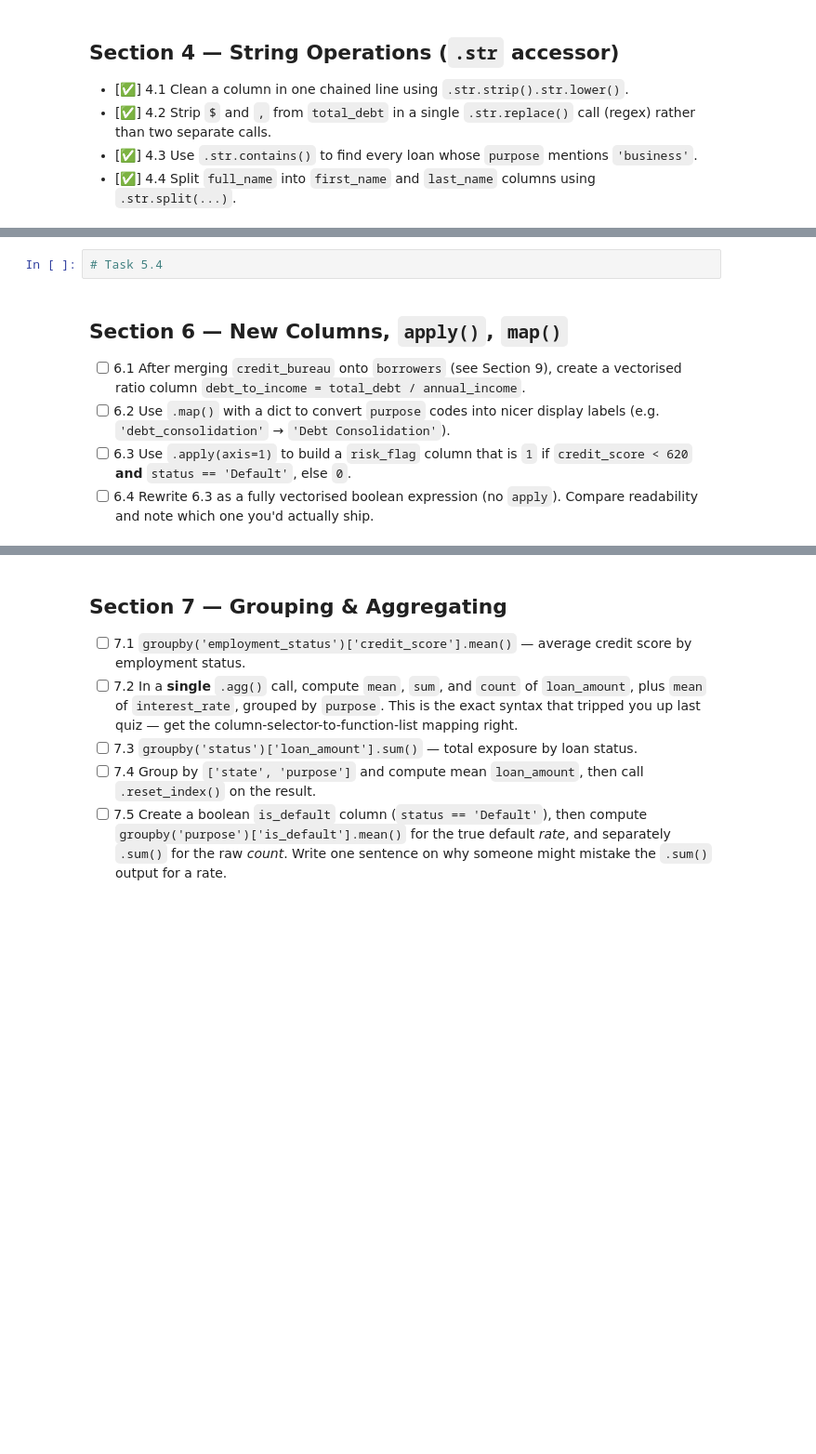
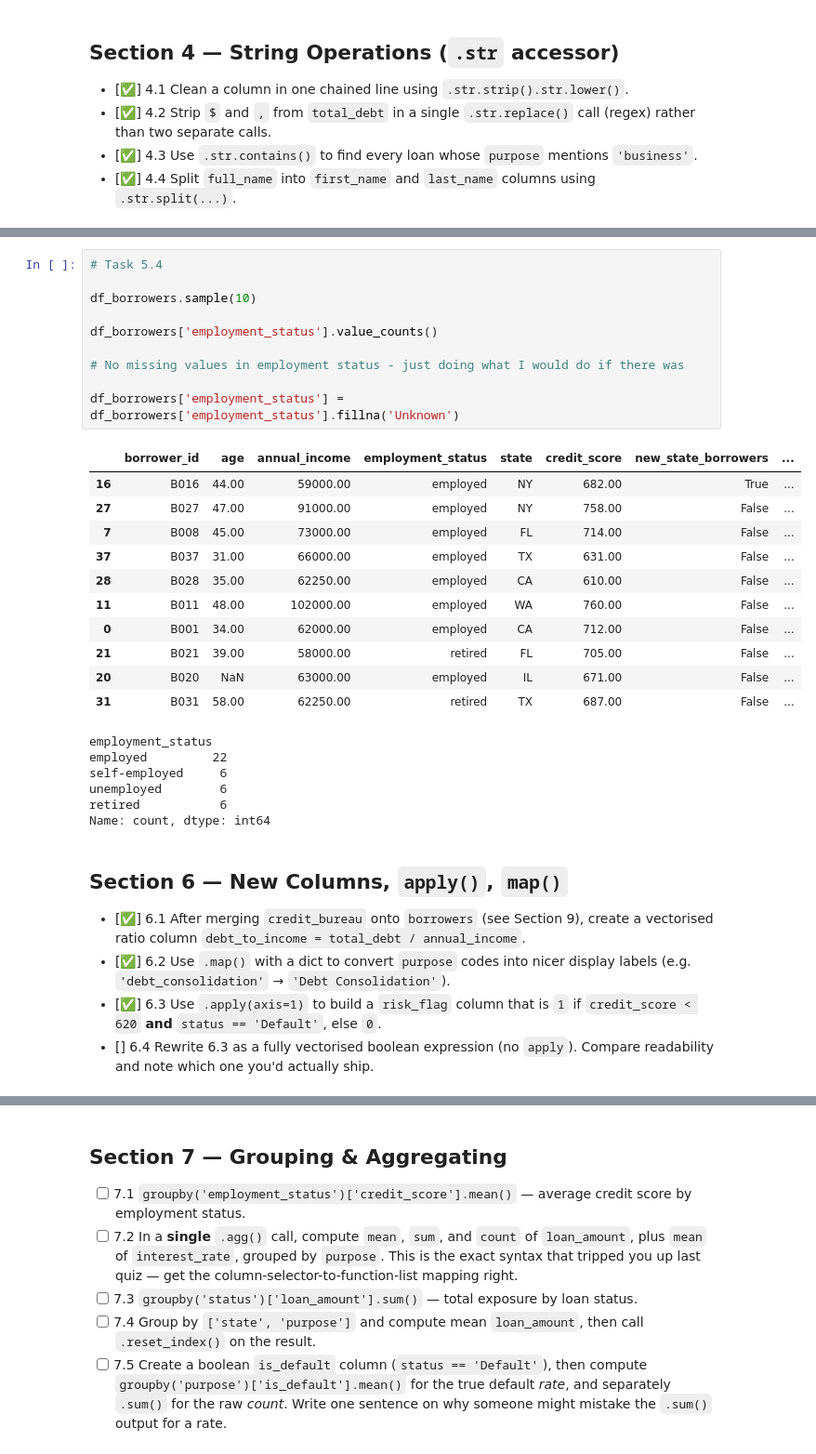
Before and after one commit to smallchuch/CreditRiskLearning, a Jupyter notebook: Practice Datasets/pandas_practice_notebook_v2.ipynb, the cells around one changed output, grey strips where cells are left out. Shown at 93% size. Drawn from its saved outputs; the diff is of its cells as text; blank space fills up the shorter version.

```diff
--- a/Practice Datasets/pandas_practice_notebook_v2.ipynb
+++ b/Practice Datasets/pandas_practice_notebook_v2.ipynb
@@ -1611,11 +1691,37 @@ df_borrowers.sample(10)
 # %%
 # Task 5.4
+
+df_borrowers.sample(10)
+
+df_borrowers['employment_status'].value_counts()
+
+# No missing values in employment status - just doing what I would do if there was
+
+df_borrowers['employment_status'] = df_borrowers['employment_status'].fillna('Unknown')
+# %% [output]
+|  | borrower_id | age | annual_income | employment_status | state | credit_score | new_state_borrowers | ... |
+| 16 | B016 | 44.00 | 59000.00 | employed | NY | 682.00 | True | ... |
+| 27 | B027 | 47.00 | 91000.00 | employed | NY | 758.00 | False | ... |
+| 7 | B008 | 45.00 | 73000.00 | employed | FL | 714.00 | False | ... |
+| 37 | B037 | 31.00 | 66000.00 | employed | TX | 631.00 | False | ... |
+| 28 | B028 | 35.00 | 62250.00 | employed | CA | 610.00 | False | ... |
+| 11 | B011 | 48.00 | 102000.00 | employed | WA | 760.00 | False | ... |
+| 0 | B001 | 34.00 | 62000.00 | employed | CA | 712.00 | False | ... |
+| 21 | B021 | 39.00 | 58000.00 | retired | FL | 705.00 | False | ... |
+| 20 | B020 | NaN | 63000.00 | employed | IL | 671.00 | False | ... |
+| 31 | B031 | 58.00 | 62250.00 | retired | TX | 687.00 | False | ... |
+employment_status
+employed         22
+self-employed     6
+unemployed        6
+retired           6
+Name: count, dtype: int64
 # %% [markdown]
 ## Section 6 — New Columns, `apply()`, `map()`
 
-- [ ] 6.1 After merging `credit_bureau` onto `borrowers` (see Section 9), create a vectorised ratio column `debt_to_income = total_debt / annual_income`.
-- [ ] 6.2 Use `.map()` with a dict to convert `purpose` codes into nicer display labels (e.g. `'debt_consolidation'` → `'Debt Consolidation'`).
-- [ ] 6.3 Use `.apply(axis=1)` to build a `risk_flag` column that is `1` if `credit_score < 620` **and** `status == 'Default'`, else `0`.
-- [ ] 6.4 Rewrite 6.3 as a fully vectorised boolean expression (no `apply`). Compare readability and note which one you'd actually ship.
+- [✅] 6.1 After merging `credit_bureau` onto `borrowers` (see Section 9), create a vectorised ratio column `debt_to_income = total_debt / annual_income`.
+- [✅] 6.2 Use `.map()` with a dict to convert `purpose` codes into nicer display labels (e.g. `'debt_consolidation'` → `'Debt Consolidation'`).
+- [✅] 6.3 Use `.apply(axis=1)` to build a `risk_flag` column that is `1` if `credit_score < 620` **and** `status == 'Default'`, else `0`.
+- [] 6.4 Rewrite 6.3 as a fully vectorised boolean expression (no `apply`). Compare readability and note which one you'd actually ship.
 # %%
 # Task 6.1
```
Also changed, not shown: parts of 14 cells of this notebook, 1 other file.
